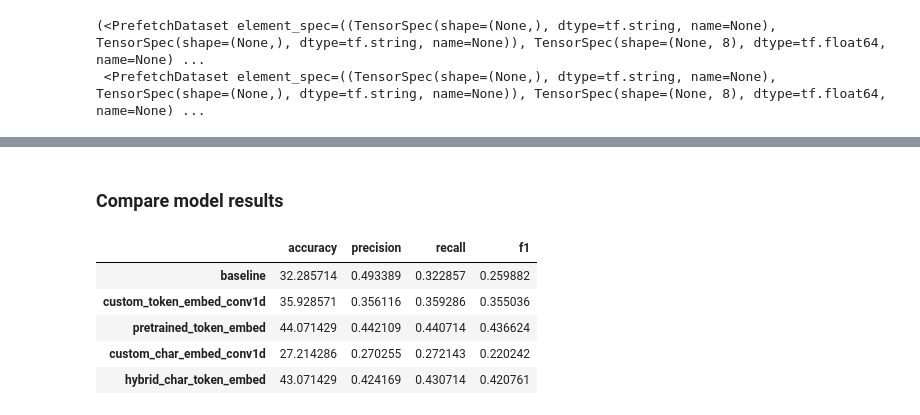
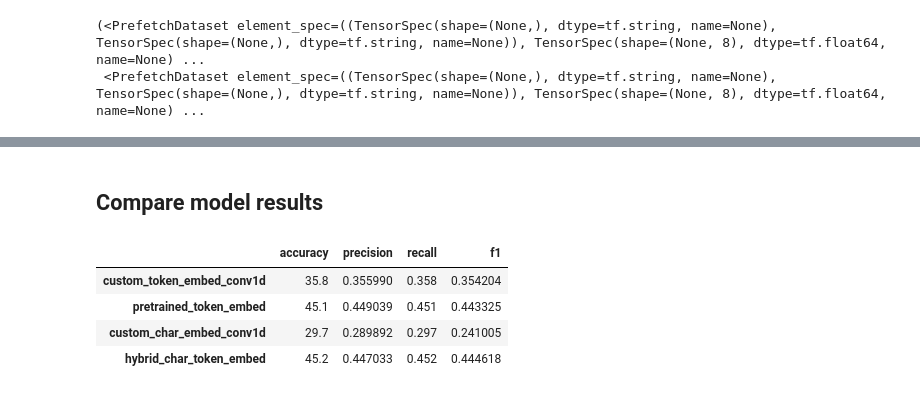
Before and after one commit to Carlosrnes/Nova_NLP, a Jupyter notebook: NLP_Tensorflow.ipynb, the cells around one changed output, grey strips where cells are left out. Saved outputs shown, nothing was run; the diff lists cells and outputs as text; code cells hidden in the pictures.

```diff
--- a/NLP_Tensorflow.ipynb
+++ b/NLP_Tensorflow.ipynb
@@ -51,9 +38,10 @@ from tensorflow.keras import layers
 # %% [markdown]
 ### Get the data
 # %%
-train_df = pd.read_csv("training_set.txt", sep="\t")
-test_df = pd.read_csv("dev_set.txt", sep="\t")
-train_df.head()
+train_df = pd.read_csv("https://raw.githubusercontent.com/Carlosrnes/Nova_NLP/main/data/training_set.txt", sep="\t")
+valid_df = pd.read_csv("https://raw.githubusercontent.com/Carlosrnes/Nova_NLP/main/data/dev_set.txt", sep="\t")
+test_df = pd.read_csv("https://raw.githubusercontent.com/Carlosrnes/Nova_NLP/main/data/test_set.txt", sep="\t")
+train_df.head(1)
 # %% [output]
 |  | sentence | emotion |
 | 0 | I'm too old to be traded in . | 6 |
@@ -90,10 +82,12 @@ Total samples: 15000
 # %%
-# Use train_test_split to split training data into training and validation sets
-train_sentences, val_sentences, train_labels, val_labels = train_test_split(train_df["sentence"].to_numpy(),
-                                                                            train_df["emotion"].to_numpy(),
-                                                                            test_size=0.1, # 10% of samples
-                                                                            random_state=42) # random state for reproducibility
+# Transform to numpy
+train_sentences = train_df["sentence"].to_numpy()
+val_sentences = valid_df["sentence"].to_numpy()
+test_sentences = test_df["sentence"].to_numpy()
+train_labels = train_df["emotion"].to_numpy()
+val_labels = valid_df["emotion"].to_numpy()
+
 
 # Check the lengths
-len(train_sentences), len(train_labels), len(val_sentences), len(val_labels)
+len(train_sentences), len(train_labels), len(val_sentences), len(val_labels), len(test_sentences)
 # %% [output]
@@ -271,9 +216,0 @@ def calculate_results(y_true, y_pred):
-# %%
-# Create tokenization and modelling pipeline
-model_0 = Pipeline([
-                    ("tfidf", TfidfVectorizer()), # convert words to numbers using tfidf
-                    ("clf", MultinomialNB()) # model the text
-])
-
-# Fit the pipeline to the training data
-model_0.fit(train_sentences, train_labels)
@@ -957,18 +748,16 @@ model_5_results
 # %% [markdown]
-### Compare model results
+## Compare model results
 # %%
 # Combine model results into a DataFrame
-all_model_results = pd.DataFrame({"baseline": baseline_results,
-                                  "custom_token_embed_conv1d": model_1_results,
+all_model_results = pd.DataFrame({"custom_token_embed_conv1d": model_1_results,
                                   "pretrained_token_embed": model_2_results,
                                   "custom_char_embed_conv1d": model_3_results,
                                   "hybrid_char_token_embed": model_4_results})
 all_model_results = all_model_results.transpose()
 all_model_results
 # %% [output]
 |  | accuracy | precision | recall | f1 |
-| baseline | 32.285714 | 0.493389 | 0.322857 | 0.259882 |
-| custom_token_embed_conv1d | 35.928571 | 0.356116 | 0.359286 | 0.355036 |
-| pretrained_token_embed | 44.071429 | 0.442109 | 0.440714 | 0.436624 |
-| custom_char_embed_conv1d | 27.214286 | 0.270255 | 0.272143 | 0.220242 |
-| hybrid_char_token_embed | 43.071429 | 0.424169 | 0.430714 | 0.420761 |
+| custom_token_embed_conv1d | 35.8 | 0.355990 | 0.358 | 0.354204 |
+| pretrained_token_embed | 45.1 | 0.449039 | 0.451 | 0.443325 |
+| custom_char_embed_conv1d | 29.7 | 0.289892 | 0.297 | 0.241005 |
+| hybrid_char_token_embed | 45.2 | 0.447033 | 0.452 | 0.444618 |
```
Also changed, not shown: parts of 73 cells of this notebook.
